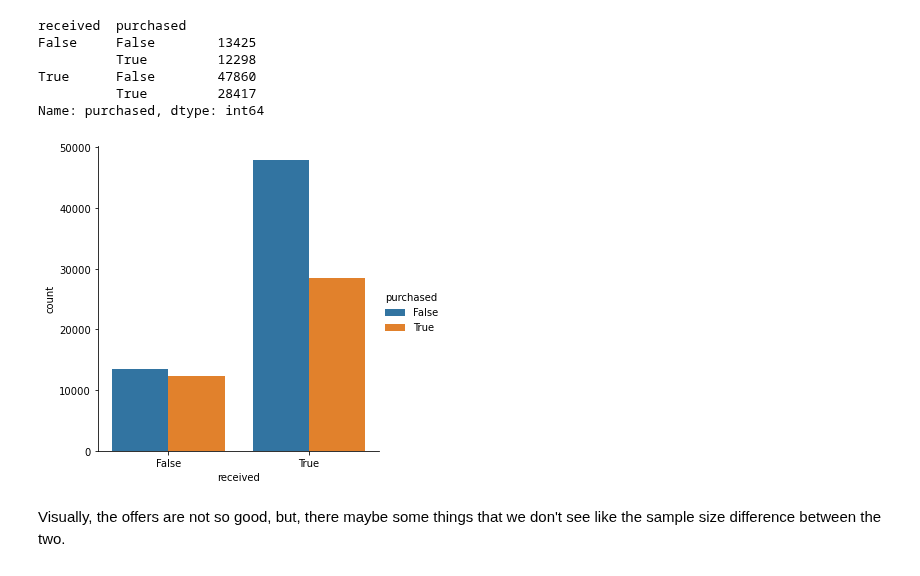
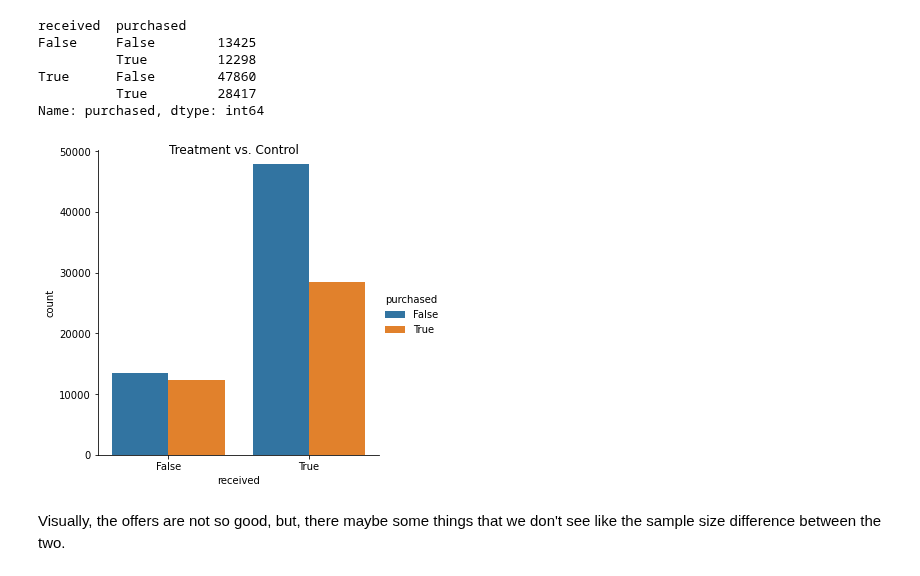
Before and after one commit to netxph/sb-capstone, a Jupyter notebook: notebooks/05 - Exploratory Data Analysis.ipynb, the cells around one changed output. Drawn from its saved outputs; the diff is of its cells as text; code cells hidden in the pictures.

```diff
--- a/notebooks/05 - Exploratory Data Analysis.ipynb
+++ b/notebooks/05 - Exploratory Data Analysis.ipynb
@@ -130,9 +135,10 @@ True      False        47860
           True         28417
 Name: purchased, dtype: int64
 # %%
-sns.catplot(data=transcript_group, kind="count", x="received", hue="purchased", ci=None);
+ax = sns.catplot(data=transcript_group, kind="count", x="received", hue="purchased", ci=None);
+ax.fig.suptitle("Treatment vs. Control");
 # %% [output]
-[figure, old version]
+[figure, new version]
 # %% [markdown]
 Visually, the offers are not so good, but, there maybe some things that we don't see like the sample size difference between the two.
 # %%
```
Also changed, not shown: parts of 10 cells of this notebook, 20 other files.
